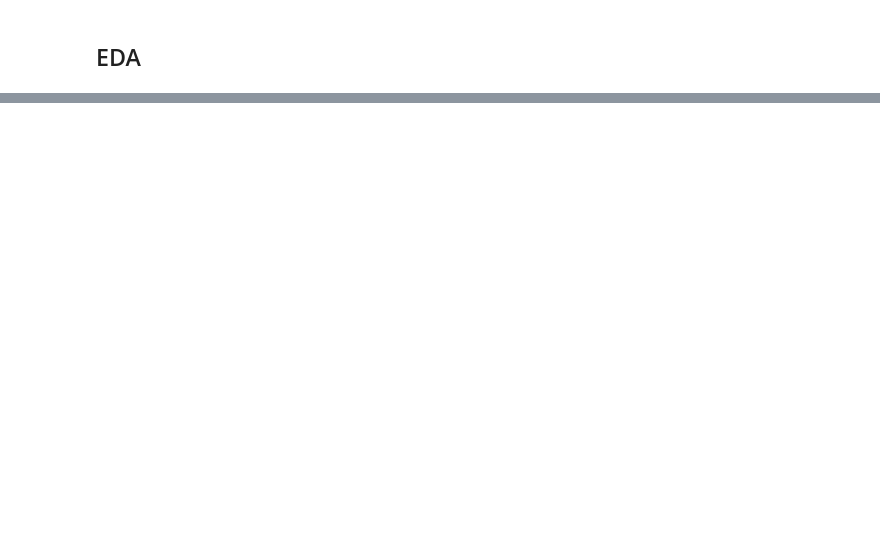
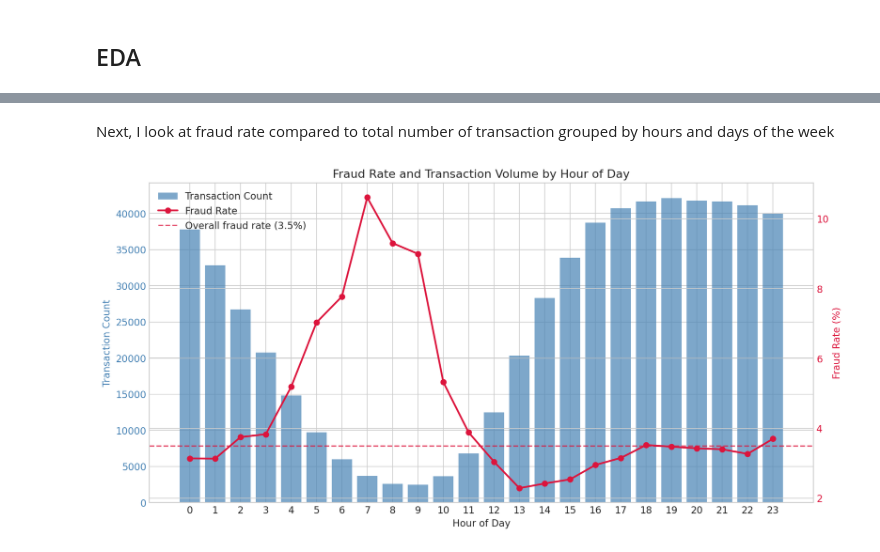
Before and after one commit to RishabhBubna/ML_Pipeline, a Jupyter notebook: IEEE_notebook.ipynb, the cells around one changed output, grey strips where cells are left out. Cells and saved outputs as stored; diff of their text form; code cells hidden in the pictures; blank space fills up the shorter version.

```diff
--- a/IEEE_notebook.ipynb
+++ b/IEEE_notebook.ipynb
@@ -472,0 +1392,36 @@ feature_dic = {
+# %% [markdown]
+Next, I look at fraud rate compared to total number of transaction grouped by hours and days of the week
+# %%
+## Fraud by hours
+
+hourly_fraud = df.groupby("hour")["isFraud"].mean() * 100
+hourly_count = df.groupby("hour")["isFraud"].count()
+
+fig, ax1 = plt.subplots(figsize=(12, 6))
+
+# Bar chart for transaction count on primary axis
+ax1.bar(hourly_count.index, hourly_count.values, color="steelblue", alpha=0.7, label="Transaction Count")
+ax1.set_xlabel("Hour of Day")
+ax1.set_ylabel("Transaction Count", color="steelblue")
+ax1.tick_params(axis="y", labelcolor="steelblue")
+ax1.set_xticks(range(0, 24))
+
+# Fraud rate line on secondary axis
+ax2 = ax1.twinx()
+ax2.plot(hourly_fraud.index, hourly_fraud.values, color="crimson", marker="o", linewidth=2, label="Fraud Rate")
+ax2.axhline(y=df["isFraud"].mean() * 100, color="crimson", linestyle="--", alpha=0.7,
+            label=f"Overall fraud rate ({df["isFraud"].mean()*100:.1f}%)")
+ax2.set_ylabel("Fraud Rate (%)", color="crimson")
+ax2.tick_params(axis="y", labelcolor="crimson")
+
+# Combined legend
+lines1, labels1 = ax1.get_legend_handles_labels()
+lines2, labels2 = ax2.get_legend_handles_labels()
+ax1.legend(lines1 + lines2, labels1 + labels2, loc="upper left")
+
+plt.title("Fraud Rate and Transaction Volume by Hour of Day")
+plt.tight_layout()
+plt.savefig("Report/figures/hourly_fraud.png", bbox_inches="tight")
+plt.show()
+# %% [output]
+[figure, added]
```
Also changed, not shown: parts of 298 cells of this notebook, 37 other files.
